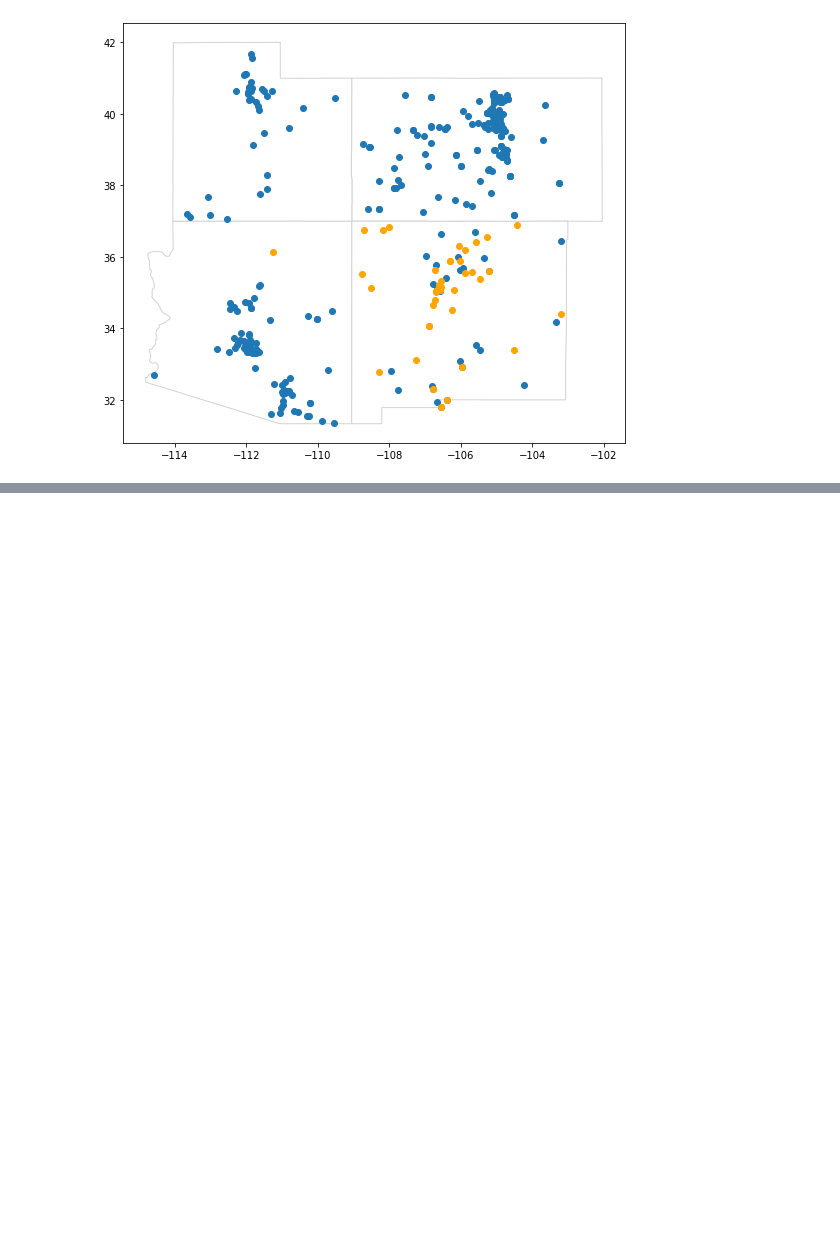
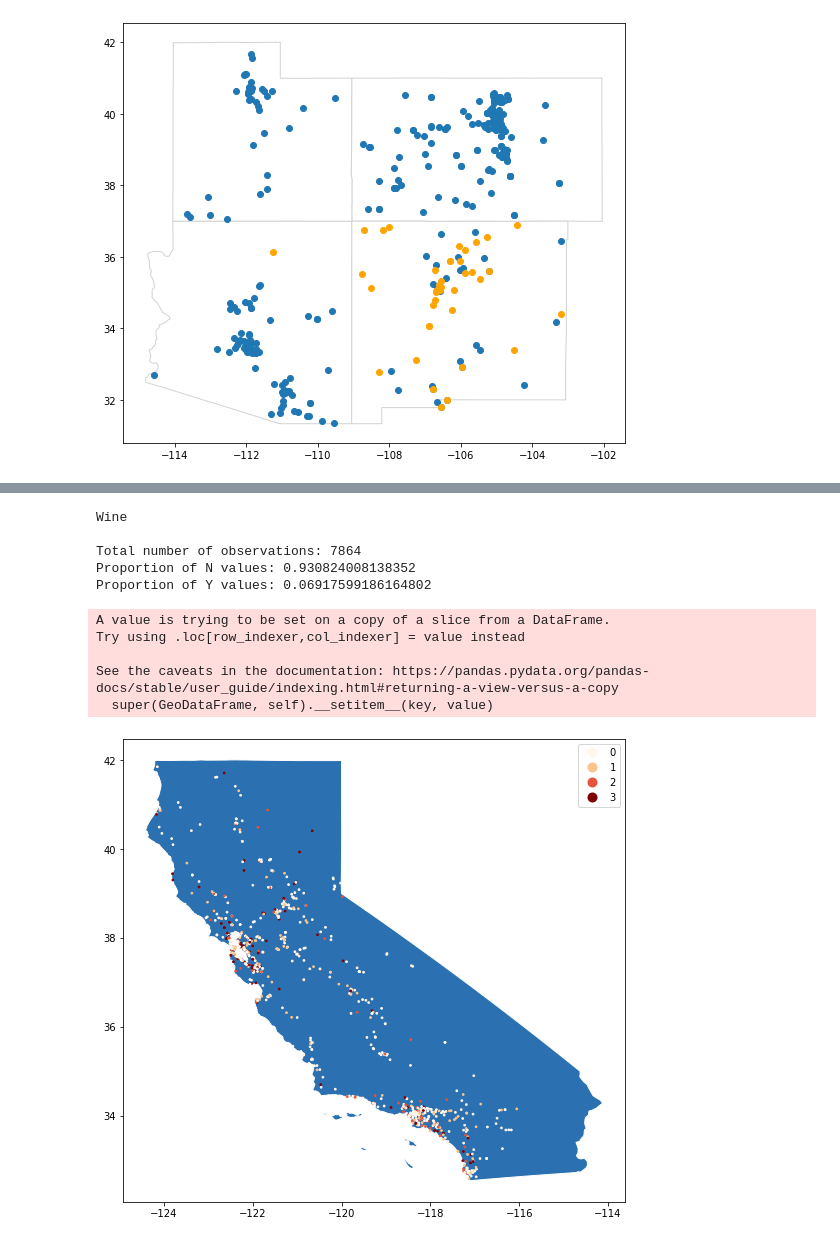
Before and after one commit to danhammer/envirods, a Jupyter notebook: lecture7.ipynb, the cells around one changed output, grey strips where cells are left out. Saved outputs shown, nothing was run; the diff lists cells and outputs as text; code cells hidden in the pictures; blank space fills up the shorter version.

```diff
--- a/lecture7.ipynb
+++ b/lecture7.ipynb
@@ -154,0 +166,64 @@ fm_fc[label == 1].plot(
+# %%
+
+
+def report_values(df, varname, proportion=False):
+    _var = df[varname].dropna()
+
+    if proportion == True:
+        print(f"{varname}\n")
+        print(f"Total number of observations: {len(_var)}")
+        for x in (set(_var)):
+            print(f"Proportion of {x} values: {sum(_var == x)/len(_var)}")
+
+    else:
+        print(f"{varname}\n")
+        print(f"Total number of observations: {len(_var)}")
+        for x in (set(_var)):
+            print(f"Number of {x} values: {sum(_var == x)}")
+
+
+report_values(df, "Wine", proportion=True)
+# %% [output]
+Wine
+
+Total number of observations: 7864
+Proportion of N values: 0.930824008138352
+Proportion of Y values: 0.06917599186164802
+# %%
+# california
+# spatial intersect
+usa = geopandas.read_file("https://raw.githubusercontent.com/danhammer/envirods/main/data/gz_2010_us_040_00_20m.geojson")
+ca = usa[usa["NAME"] == "California"]
+
+ca_fm = fm_gdf[
+    (fm_gdf["State"] == "California") &
+    (fm_gdf["x"] < -100)
+]
+
+fig, ax = plt.subplots(figsize=(9,9))
+
+ca.plot(
+    ax=ax,
+    color='#2B70B0',
+    edgecolor='white'
+)
+
+ca_fm["protein"] = (ca_fm[["Meat", "Nuts", "Poultry"]] == "Y").sum(axis=1)
+
+ca_fm.plot(
+    ax=ax,
+    column="protein",
+    legend=True,
+    markersize=3,
+    categorical=True,
+    cmap="OrRd"
+)
+
+plt.box("off")
+# %% [output]
+A value is trying to be set on a copy of a slice from a DataFrame.
+Try using .loc[row_indexer,col_indexer] = value instead
+
+See the caveats in the documentation: https://pandas.pydata.org/pandas-docs/stable/user_guide/indexing.html#returning-a-view-versus-a-copy
+  super(GeoDataFrame, self).__setitem__(key, value)
+[figure, added]
```
Also changed, not shown: parts of 2 cells of this notebook, 1 other file.
